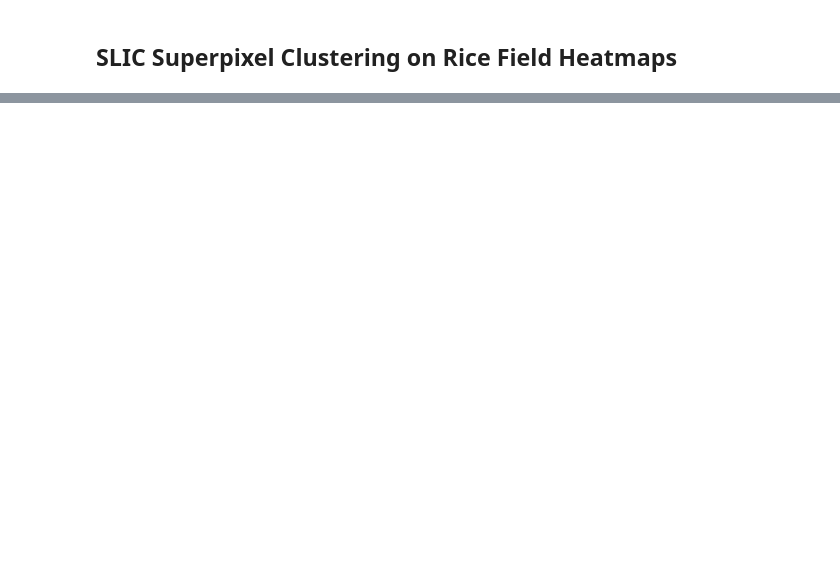
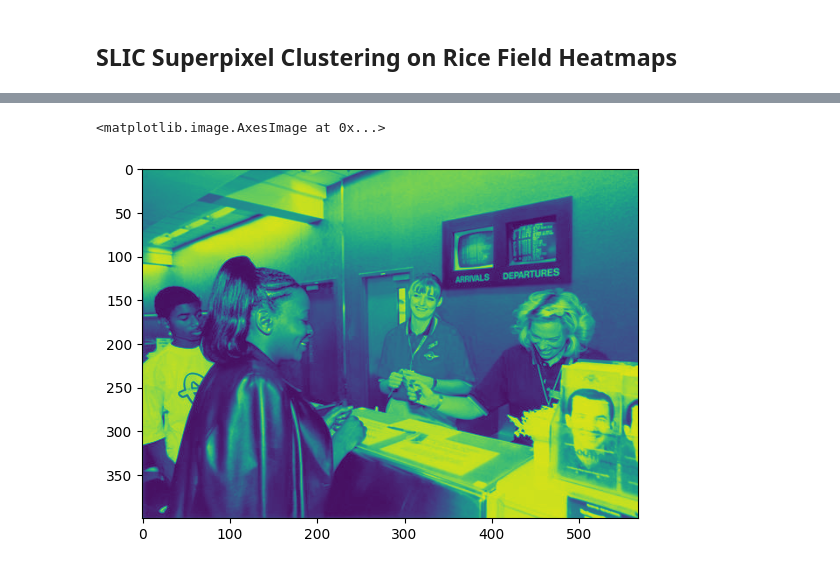
Before and after one commit to astonishedrobo/Unsup, a Jupyter notebook: data_utils/Clustering.ipynb, the cells around one changed output, grey strips where cells are left out. Cells and saved outputs as stored; diff of their text form; code cells hidden in the pictures; blank space fills up the shorter version.

```diff
--- a/data_utils/Clustering.ipynb
+++ b/data_utils/Clustering.ipynb
@@ -155,0 +215,5 @@ for input_image in input_images:
+# %%
+plt.imshow(lab_image)
+# %% [output]
+<matplotlib.image.AxesImage at 0x...>
+[figure, added]
```
Also changed, not shown: parts of 35 cells of this notebook, 7 other files.
